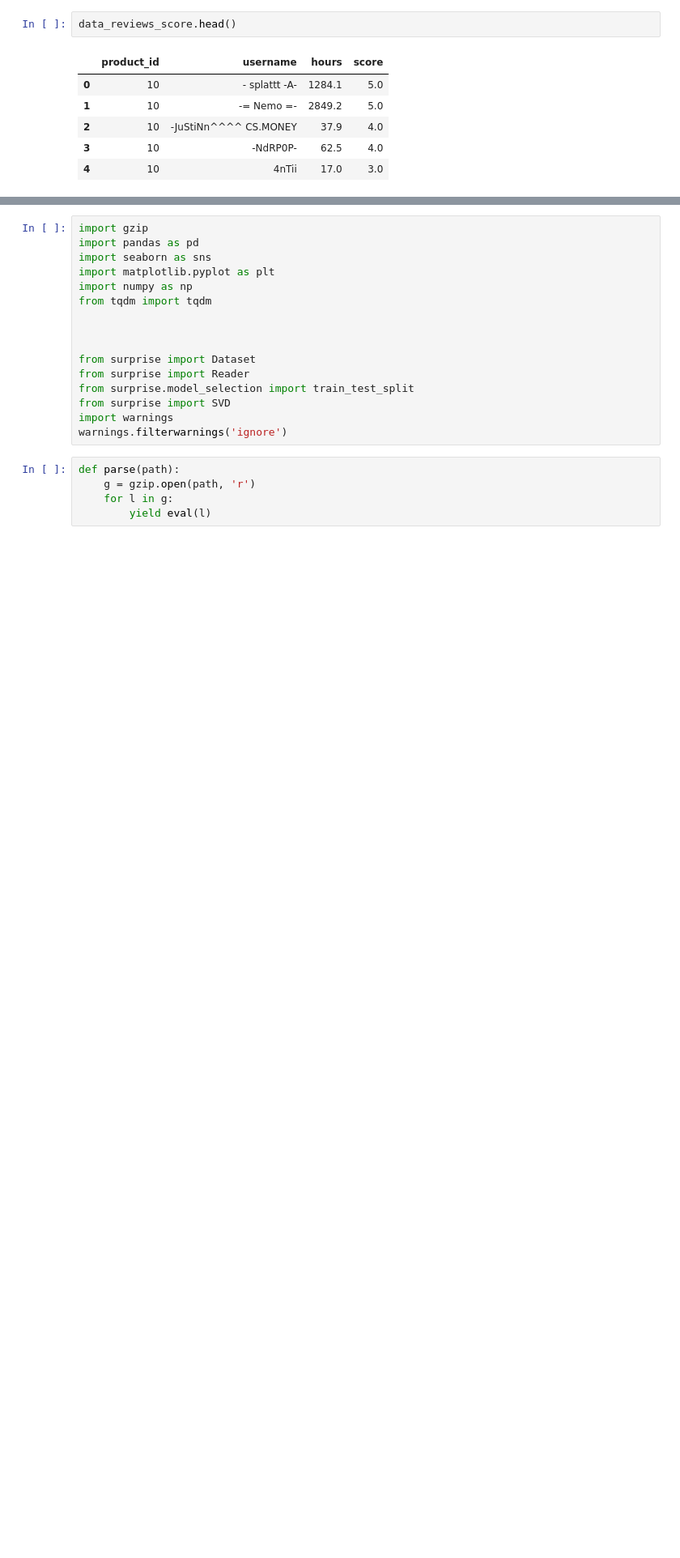
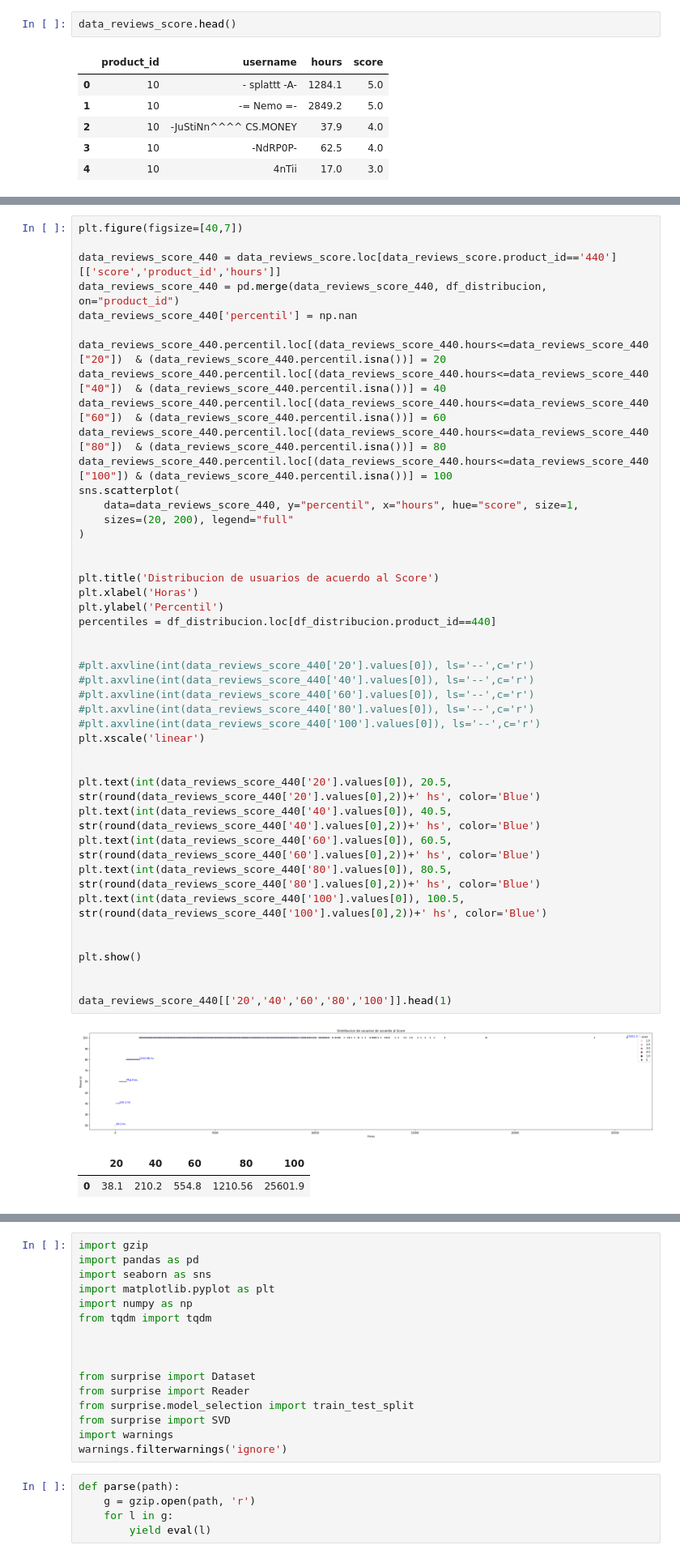
Before and after one commit to ivanaldana/acamica-projects, a Jupyter notebook: DS_Proyecto_03_SR.ipynb, the cells around one changed output, grey strips where cells are left out. Shown: that part at 81% size. Saved outputs shown, nothing was run; the diff lists cells and outputs as text; blank space fills up the shorter version.

```diff
--- a/DS_Proyecto_03_SR.ipynb
+++ b/DS_Proyecto_03_SR.ipynb
@@ -385,0 +429,47 @@ data_reviews_score.to_csv('data_reviews_score.csv', index= False)
+# %%
+plt.figure(figsize=[40,7])
+
+data_reviews_score_440 = data_reviews_score.loc[data_reviews_score.product_id=='440'][['score','product_id','hours']]
+data_reviews_score_440 = pd.merge(data_reviews_score_440, df_distribucion, on="product_id")
+data_reviews_score_440['percentil'] = np.nan
+
+data_reviews_score_440.percentil.loc[(data_reviews_score_440.hours<=data_reviews_score_440["20"])  & (data_reviews_score_440.percentil.isna())] = 20
+data_reviews_score_440.percentil.loc[(data_reviews_score_440.hours<=data_reviews_score_440["40"])  & (data_reviews_score_440.percentil.isna())] = 40
+data_reviews_score_440.percentil.loc[(data_reviews_score_440.hours<=data_reviews_score_440["60"])  & (data_reviews_score_440.percentil.isna())] = 60
+data_reviews_score_440.percentil.loc[(data_reviews_score_440.hours<=data_reviews_score_440["80"])  & (data_reviews_score_440.percentil.isna())] = 80
+data_reviews_score_440.percentil.loc[(data_reviews_score_440.hours<=data_reviews_score_440["100"]) & (data_reviews_score_440.percentil.isna())] = 100
+sns.scatterplot(
+    data=data_reviews_score_440, y="percentil", x="hours", hue="score", size=1,
+    sizes=(20, 200), legend="full"
+)
+
+
+plt.title('Distribucion de usuarios de acuerdo al Score')
+plt.xlabel('Horas')
+plt.ylabel('Percentil')
+percentiles = df_distribucion.loc[df_distribucion.product_id==440]
+
+
+#plt.axvline(int(data_reviews_score_440['20'].values[0]), ls='--',c='r')
+#plt.axvline(int(data_reviews_score_440['40'].values[0]), ls='--',c='r')
+#plt.axvline(int(data_reviews_score_440['60'].values[0]), ls='--',c='r')
+#plt.axvline(int(data_reviews_score_440['80'].values[0]), ls='--',c='r')
+#plt.axvline(int(data_reviews_score_440['100'].values[0]), ls='--',c='r')
+plt.xscale('linear')
+
+
+plt.text(int(data_reviews_score_440['20'].values[0]), 20.5, str(round(data_reviews_score_440['20'].values[0],2))+' hs', color='Blue')
+plt.text(int(data_reviews_score_440['40'].values[0]), 40.5, str(round(data_reviews_score_440['40'].values[0],2))+' hs', color='Blue')
+plt.text(int(data_reviews_score_440['60'].values[0]), 60.5, str(round(data_reviews_score_440['60'].values[0],2))+' hs', color='Blue')
+plt.text(int(data_reviews_score_440['80'].values[0]), 80.5,    str(round(data_reviews_score_440['80'].values[0],2))+' hs', color='Blue')
+plt.text(int(data_reviews_score_440['100'].values[0]), 100.5, str(round(data_reviews_score_440['100'].values[0],2))+' hs', color='Blue')
+
+
+plt.show()
+
+
+data_reviews_score_440[['20','40','60','80','100']].head(1)
+# %% [output]
+[figure, added]
+|  | 20 | 40 | 60 | 80 | 100 |
+| 0 | 38.1 | 210.2 | 554.8 | 1210.56 | 25601.9 |
```
Also changed, not shown: parts of 24 cells of this notebook.
